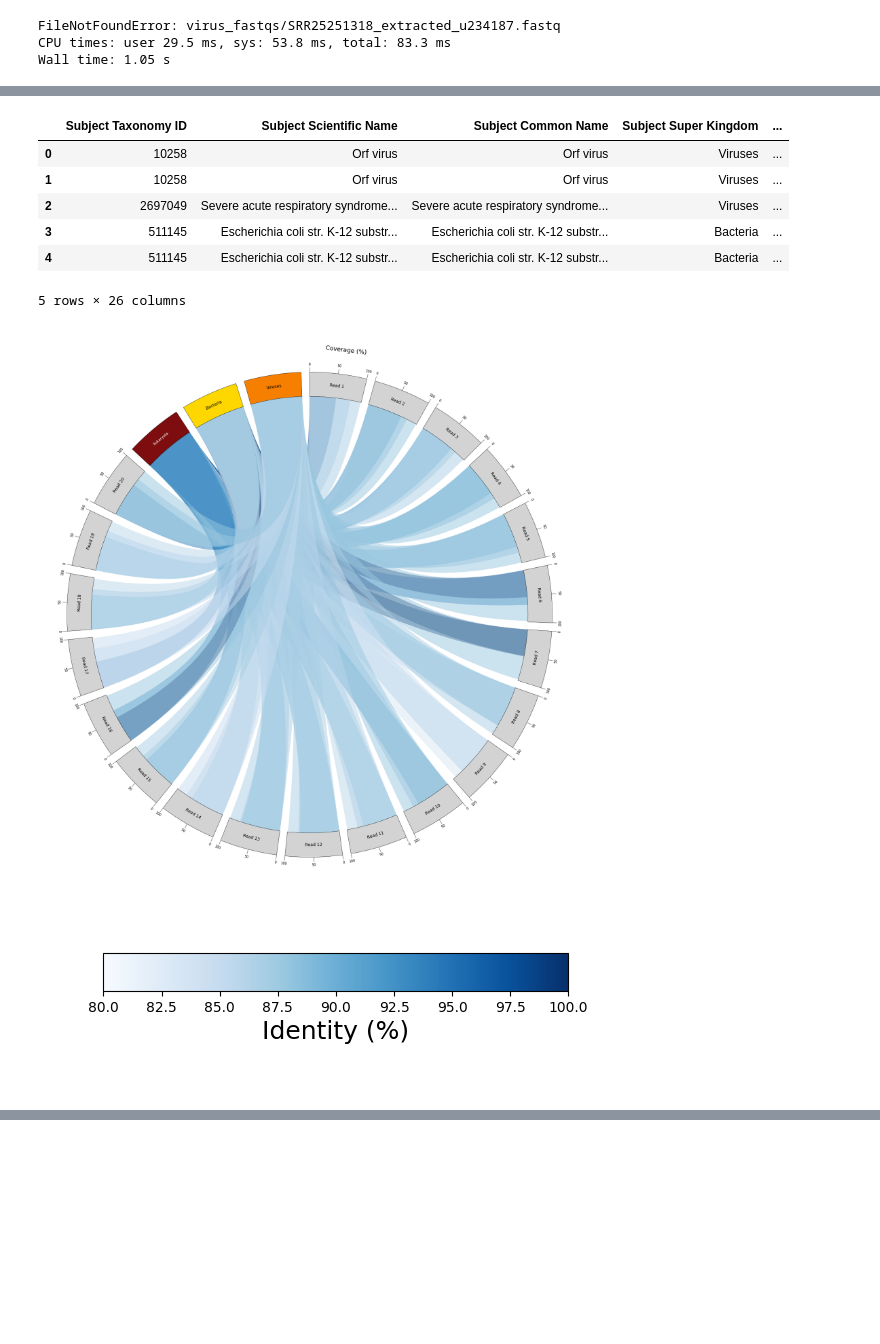
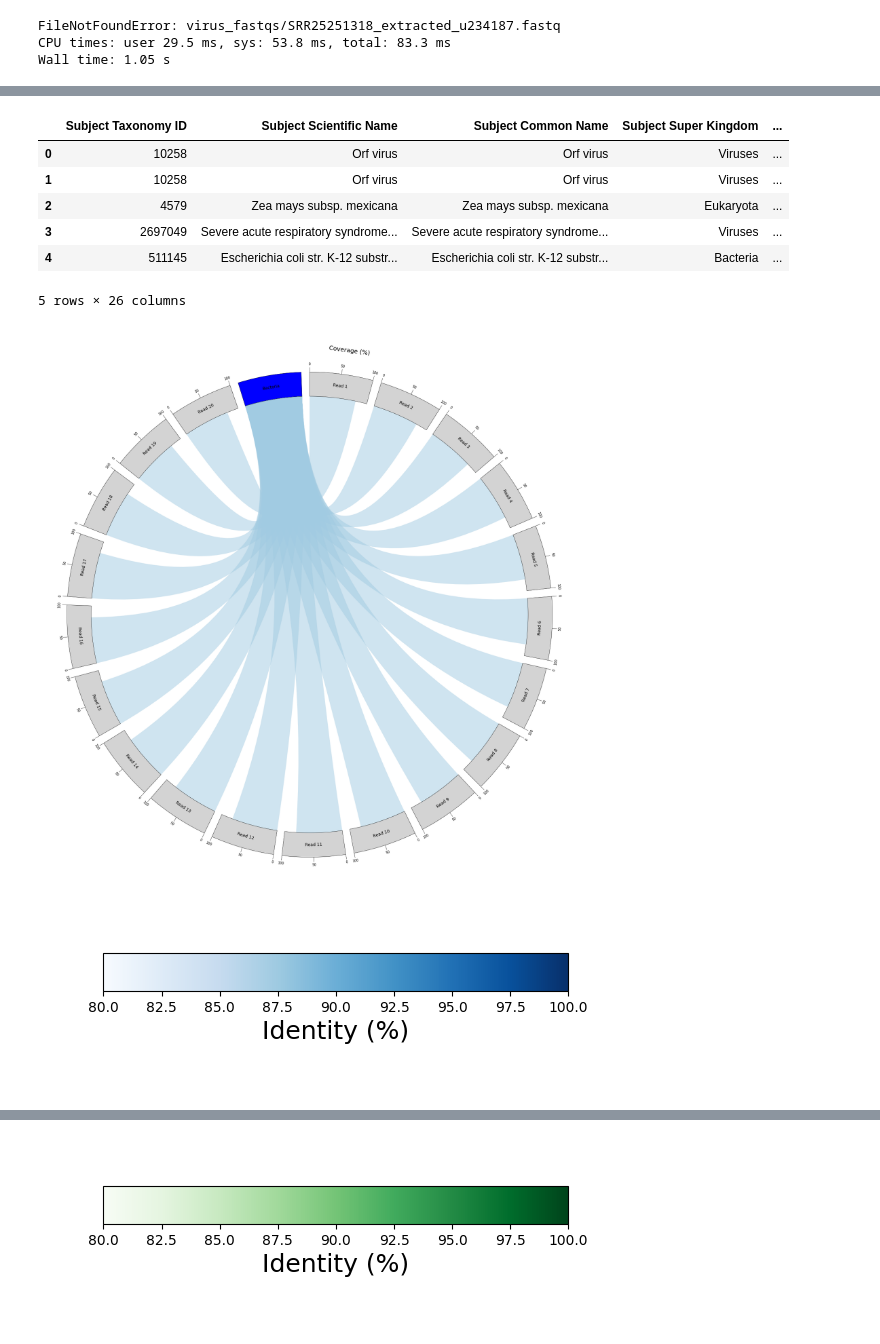
Before and after one commit to pachterlab/OP_2025, a Jupyter notebook: analysis_scripts/Virus_BLAST.ipynb, the cells around one changed output, grey strips where cells are left out. Saved outputs shown, nothing was run; the diff lists cells and outputs as text; code cells hidden in the pictures; blank space fills up the shorter version.

Commit message:
Updated BLAST Analysis with clearer pictures

```diff
--- a/analysis_scripts/Virus_BLAST.ipynb
+++ b/analysis_scripts/Virus_BLAST.ipynb
@@ -123,9 +101,9 @@ ncbi-blast-2.14.1+/ncbi_package_info
 ncbi-blast-2.14.1+/LICENSE
 # %%
 # Path to foler with BLAST+ binaries
-blast_bins = "/content/OP_2025/ncbi-blast-2.14.1+/bin"
+blast_bins = "/home/coakes/rat/ncbi-blast-2.14.1+/bin"
 # Define path to store BLAST+ databases
-BLASTDB="/content/OP_2025/ncbi-blast-2.14.1+/dbs"
+BLASTDB="/home/coakes/rat/ncbi-blast-2.14.1+/dbs"
 !mkdir $BLASTDB
 # %%
 # Download BLAST nt database
@@ -169,7 +147,7 @@ for virus_id in virs_to_blast:
     vir_df = pd.DataFrame()
     for srr in srrs:
         # Get sequences from fastq
-        fasta_file = f"omics_data/virus_fastqs/{srr}_extracted_{virus_id}.fastq"
+        fasta_file = f"virus_fastqs/{srr}_extracted_{virus_id}.fastq"
 
         try:
             # print(f"Getting reads for {virus_id} from {srr}...")
@@ -244,7 +222,7 @@ for virus_id in virs_to_blast:
         vir_df["virus"] = virus_id
         master_df = pd.concat([master_df, vir_df])
 
-master_df.to_csv(f"/content/OP_2025/metadata_csvs/pull_out_reads_blast+_{blast_database}.csv", index=False)
+master_df.to_csv(f"pull_out_reads_blast+_{blast_database}.csv", index=False)
 # %% [output]
 /home/coakes/rat
 Command line argument error: Argument "query". File is not accessible:  `temp.fa'
@@ -259,6 +235,6 @@ Wall time: 1.05 s
 # %%
 blast_database = "nt"
-master_df = pd.read_csv(f"/content/OP_2025/metadata_csvs/pull_out_reads_blast+_{blast_database}.csv")
+master_df = pd.read_csv(f"pull_out_reads_blast+_{blast_database}.csv")
 master_df.head()
 # %% [output]
 |  | Subject Taxonomy ID | Subject Scientific Name | Subject Common Name | Subject Super Kingdom | ... |
@@ -447,7 +442,7 @@ def plot_blast_results(master_df, virs_to_plot, tax_level="Subject Super Kingdom
 
     fig.show()
 # %%
-tax_df = pd.read_csv('/content/OP_2025/metadata_csvs/detailed_tax.tsv', sep='\t', header=None)
+tax_df = pd.read_csv('detailed_tax.tsv', sep='\t', header=None)
 tax_df[['domain|acellular root|superkingdom','phylum','class','order','family','genus','species','strain|subspecies|no rank']] = tax_df[1].str.split(';',expand=True)
 tax_df.rename(columns={0: 'Subject Taxonomy ID'}, inplace=True)
 tax_df.head()
@@ -467,13 +462,18 @@ final_df.head()
 |  | Subject Taxonomy ID | Subject Scientific Name | Subject Common Name | Subject Super Kingdom | ... |
 | 0 | 10258 | Orf virus | Orf virus | Viruses | ... |
 | 1 | 10258 | Orf virus | Orf virus | Viruses | ... |
-| 2 | 2697049 | Severe acute respiratory syndrome... | Severe acute respiratory syndrome... | Viruses | ... |
-| 3 | 511145 | Escherichia coli str. K-12 substr... | Escherichia coli str. K-12 substr... | Bacteria | ... |
+| 2 | 4579 | Zea mays subsp. mexicana | Zea mays subsp. mexicana | Eukaryota | ... |
+| 3 | 2697049 | Severe acute respiratory syndrome... | Severe acute respiratory syndrome... | Viruses | ... |
 | 4 | 511145 | Escherichia coli str. K-12 substr... | Escherichia coli str. K-12 substr... | Bacteria | ... |
 5 rows × 26 columns
 # %%
 for vir in virs_to_blast:
-    plot_blast_results(final_df, vir, tax_level="Subject Super Kingdom", read_nums=30)
+    x = 0
+    for tax in ['Bacteria', 'Viruses', 'Eukaryota']:
+        panel = ['a', 'b', 'c']
+        plot_blast_results(final_df, vir, tax_level="Subject Super Kingdom", ref = tax, read_nums=20,
+                          save_name = f"figures_final/supp_fig_12{panel[x]}.png")
+        x += 1
 # %% [output]
-[figure, old version]
+[figure, new version]
 [figure]
@@ -479,0 +481 @@ for vir in virs_to_blast:
+[figure, added]
```
Also changed, not shown: parts of 9 cells of this notebook, 5 other files.
